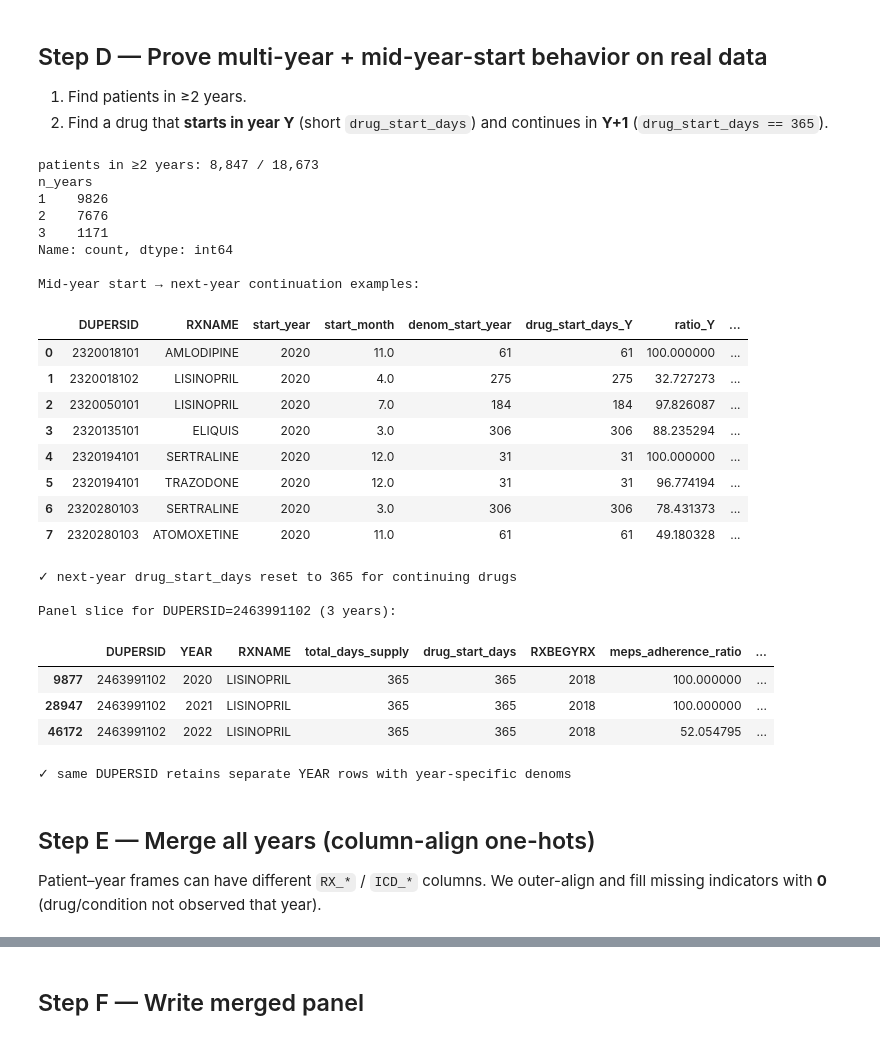
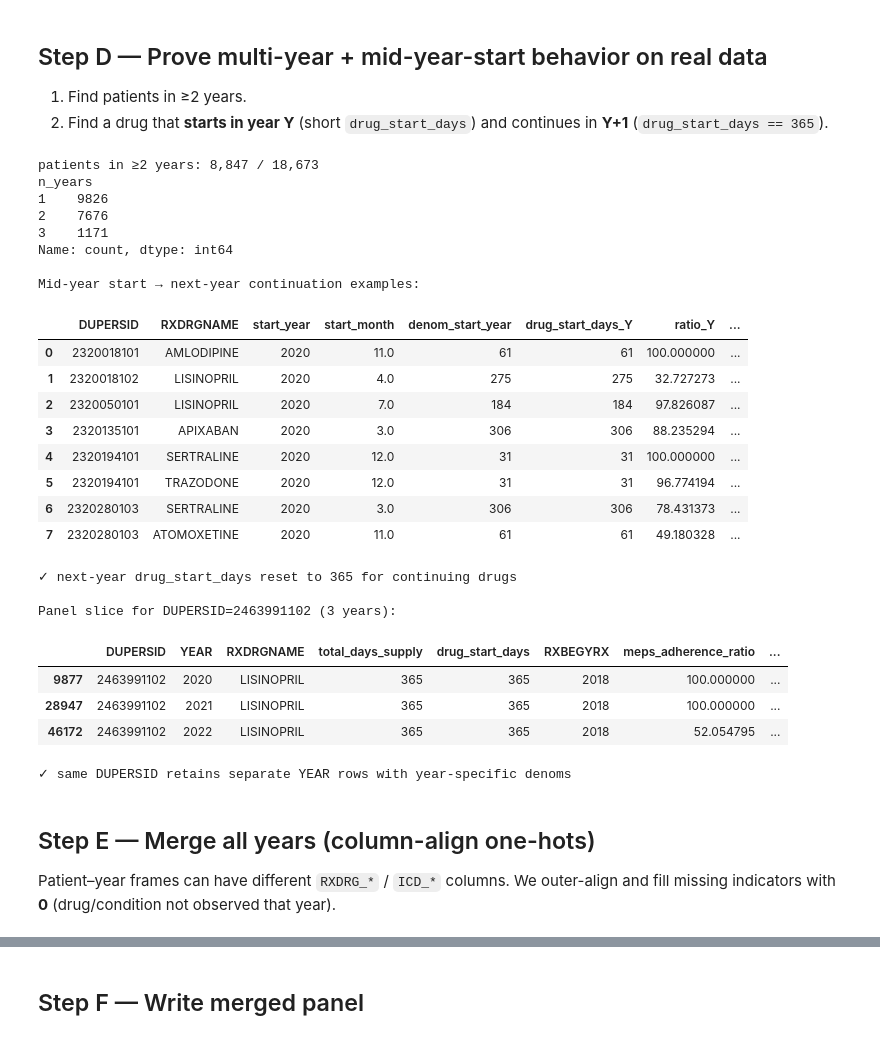
Before and after one commit to FrianaEngineer/Medical-Adherence, a Jupyter notebook: Notebooks/allYearMergeClean.ipynb, the cells around one changed output, grey strips where cells are left out. Saved outputs shown, nothing was run; the diff lists cells and outputs as text; code cells hidden in the pictures.

```diff
--- a/Notebooks/allYearMergeClean.ipynb
+++ b/Notebooks/allYearMergeClean.ipynb
@@ -211,7 +211,7 @@ def build_pair_model_df(gm: pd.DataFrame, year: int, delay: pd.DataFrame) -> pd.
     df = df.rename(columns={k: v for k, v in renames.items() if k in df.columns})
 
     keep = [
-        "DUPERSID", "DRUGIDX", "RXNAME", "ICD10CDX", "ICD10CDX_LABEL",
+        "DUPERSID", "DRUGIDX", "RXDRGNAME", "ICD10CDX", "ICD10CDX_LABEL",
         "AGE", "SEX", "INSCOV", "POVCAT", "FAMINC", "RACEV2X",
         "RXSF_PATIENT", "RXXP_TOTAL", "DLAYPM42", "DLAYCA42",
         "meps_adherence_ratio", "total_days_supply", "drug_start_days",
@@ -229,7 +229,7 @@ def build_pair_model_df(gm: pd.DataFrame, year: int, delay: pd.DataFrame) -> pd.
     model["is_adherent"] = np.where(model["meps_adherence_ratio"] >= 60, 1, 0)
 
     skip = {
-        "DUPERSID", "DRUGIDX", "RXNAME", "ICD10CDX", "ICD10CDX_LABEL",
+        "DUPERSID", "DRUGIDX", "RXDRGNAME", "ICD10CDX", "ICD10CDX_LABEL",
         "chronic_conditions", "YEAR",
     }
     feature_cols = [c for c in model.columns if c not in skip]
@@ -271,7 +271,7 @@ def build_pair_model_df(gm: pd.DataFrame, year: int, delay: pd.DataFrame) -> pd.
 
 def to_patient_year(pair: pd.DataFrame) -> pd.DataFrame:
     """Patient–YEAR grain with RX/ICD one-hots (≈ 2023 cells 87–88)."""
-    rx_dummies = pd.get_dummies(pair["RXNAME"], prefix="RX").astype(int)
+    rx_dummies = pd.get_dummies(pair["RXDRGNAME"], prefix="RXDRG").astype(int)
     if "chronic_conditions" in pair.columns:
         icd_dummies = (
             pair["chronic_conditions"].fillna("").str.get_dummies(sep=",")
@@ -280,10 +280,10 @@ def to_patient_year(pair: pd.DataFrame) -> pd.DataFrame:
         icd_dummies = icd_dummies.drop(
             columns=[c for c in ["ICD_"] if c in icd_dummies.columns]
         )
-        drop_extra = ["RXNAME", "ICD10CDX", "chronic_conditions"]
+        drop_extra = ["RXDRGNAME", "ICD10CDX", "chronic_conditions"]
     else:
         icd_dummies = pd.get_dummies(pair["ICD10CDX"], prefix="ICD").astype(int)
-        drop_extra = ["RXNAME", "ICD10CDX"]
+        drop_extra = ["RXDRGNAME", "ICD10CDX"]
 
     drop_also = [
         "DRUGIDX", "TC1", "TC1S1", "first_month", "RXBEGYRX",
@@ -294,7 +294,7 @@ def to_patient_year(pair: pd.DataFrame) -> pd.DataFrame:
     )
     pair_oh = pd.concat([base, rx_dummies, icd_dummies], axis=1)
 
-    rx_cols = [c for c in pair_oh.columns if c.startswith("RX_")]
+    rx_cols = [c for c in pair_oh.columns if c.startswith("RXDRG_")]
     icd_cols = [c for c in pair_oh.columns if c.startswith("ICD_")]
     cost = {"RXSF_PATIENT", "RXXP_TOTAL"}
     keys = {"DUPERSID", "YEAR"}
@@ -330,8 +330,16 @@ def ensure_year_model_dfs(year: int, force: bool = False) -> tuple[pd.DataFrame,
     raw_path = tables / "new_grouped_merge_df_chronic_drugs.parquet"
 
     if not force and pair_path.exists() and patient_path.exists():
-        print(f"[{year}] cache hit")
-        return pd.read_parquet(pair_path), pd.read_parquet(patient_path)
+        pair_cached = pd.read_parquet(pair_path)
+        patient_cached = pd.read_parquet(patient_path)
+        # Rebuild if this cache still uses brand RXNAME one-hots / lacks RXDRGNAME
+        has_rxdrg = "RXDRGNAME" in pair_cached.columns
+        has_old_rx_oh = any(c.startswith("RX_") and not c.startswith("RXDRG_")
+                            for c in patient_cached.columns)
+        if has_rxdrg and not has_old_rx_oh:
+            print(f"[{year}] cache hit")
+            return pair_cached, patient_cached
+        print(f"[{year}] cache stale (need RXDRGNAME one-hots) — rebuilding")
 
     t0 = time.time()
     print(f"[{year}] building via clean_meps.build …")
@@ -424,13 +436,13 @@ cont_rows = []
 for r in start_mid.itertuples():
     nxt = pair_all[
         (pair_all["DUPERSID"] == r.DUPERSID)
-        & (pair_all["RXNAME"] == r.RXNAME)
+        & (pair_all["RXDRGNAME"] == r.RXDRGNAME)
         & (pair_all["YEAR"] == r.YEAR + 1)
     ]
     if len(nxt):
         cont_rows.append({
             "DUPERSID": r.DUPERSID,
-            "RXNAME": r.RXNAME,
+            "RXDRGNAME": r.RXDRGNAME,
             "start_year": r.YEAR,
             "start_month": r.first_month,
             "denom_start_year": r.total_days_supply,
@@ -447,40 +459,40 @@ cont_ex = pd.DataFrame(cont_rows)
 print("\nMid-year start → next-year continuation examples:")
 display(cont_ex)
 
 if len(cont_ex):
     assert (cont_ex["drug_start_days_Y"] < 365).all()
     assert (cont_ex["drug_start_days_Y1"] == 365).all(), (
         "Expected next year to treat prior-year starts as full-year drug eligibility"
     )
     print("✓ next-year drug_start_days reset to 365 for continuing drugs")
 
 # Multi-year patient panel slice
 if len(multi):
     pid = multi.sort_values("n_years", ascending=False)["DUPERSID"].iloc[0]
     panel = (
         pair_all[pair_all["DUPERSID"] == pid]
-        [["DUPERSID", "YEAR", "RXNAME", "total_days_supply", "drug_start_days",
+        [["DUPERSID", "YEAR", "RXDRGNAME", "total_days_supply", "drug_start_days",
           "RXBEGYRX", "meps_adherence_ratio", "is_adherent", "AGE"]]
-        .sort_values(["YEAR", "RXNAME"])
+        .sort_values(["YEAR", "RXDRGNAME"])
     )
     print(f"\nPanel slice for DUPERSID={pid} ({panel['YEAR'].nunique()} years):")
     display(panel.head(20))
     assert panel.groupby("YEAR").ngroups >= 2
     print("✓ same DUPERSID retains separate YEAR rows with year-specific denoms")
 # %% [output]
 patients in ≥2 years: 8,847 / 18,673
 n_years
 1    9826
 2    7676
 3    1171
 Name: count, dtype: int64
 
 Mid-year start → next-year continuation examples:
-|  | DUPERSID | RXNAME | start_year | start_month | denom_start_year | drug_start_days_Y | ratio_Y | ... |
+|  | DUPERSID | RXDRGNAME | start_year | start_month | denom_start_year | drug_start_days_Y | ratio_Y | ... |
 | 0 | 2320018101 | AMLODIPINE | 2020 | 11.0 | 61 | 61 | 100.000000 | ... |
 | 1 | 2320018102 | LISINOPRIL | 2020 | 4.0 | 275 | 275 | 32.727273 | ... |
 | 2 | 2320050101 | LISINOPRIL | 2020 | 7.0 | 184 | 184 | 97.826087 | ... |
-| 3 | 2320135101 | ELIQUIS | 2020 | 3.0 | 306 | 306 | 88.235294 | ... |
+| 3 | 2320135101 | APIXABAN | 2020 | 3.0 | 306 | 306 | 88.235294 | ... |
 | 4 | 2320194101 | SERTRALINE | 2020 | 12.0 | 31 | 31 | 100.000000 | ... |
 | 5 | 2320194101 | TRAZODONE | 2020 | 12.0 | 31 | 31 | 96.774194 | ... |
 | 6 | 2320280103 | SERTRALINE | 2020 | 3.0 | 306 | 306 | 78.431373 | ... |
@@ -488,7 +500,7 @@ Mid-year start → next-year continuation examples:
 ✓ next-year drug_start_days reset to 365 for continuing drugs
 
 Panel slice for DUPERSID=2463991102 (3 years):
-|  | DUPERSID | YEAR | RXNAME | total_days_supply | drug_start_days | RXBEGYRX | meps_adherence_ratio | ... |
+|  | DUPERSID | YEAR | RXDRGNAME | total_days_supply | drug_start_days | RXBEGYRX | meps_adherence_ratio | ... |
 | 9877 | 2463991102 | 2020 | LISINOPRIL | 365 | 365 | 2018 | 100.000000 | ... |
 | 28947 | 2463991102 | 2021 | LISINOPRIL | 365 | 365 | 2018 | 100.000000 | ... |
 | 46172 | 2463991102 | 2022 | LISINOPRIL | 365 | 365 | 2018 | 52.054795 | ... |
@@ -496,7 +508,7 @@ Panel slice for DUPERSID=2463991102 (3 years):
 # %% [markdown]
 ## Step E — Merge all years (column-align one-hots)
 
-Patient–year frames can have different `RX_*` / `ICD_*` columns. We outer-align and fill missing indicators with **0** (drug/condition not observed that year).
+Patient–year frames can have different `RXDRG_*` / `ICD_*` columns. We outer-align and fill missing indicators with **0** (drug/condition not observed that year).
 # %%
 frames = []
 for y in YEARS:
```
Also changed, not shown: parts of 20 cells of this notebook, 59 other files.
